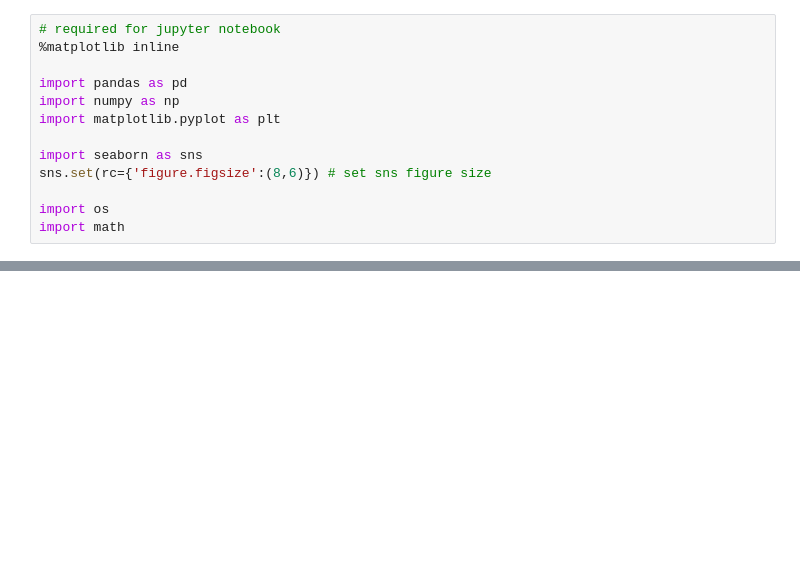
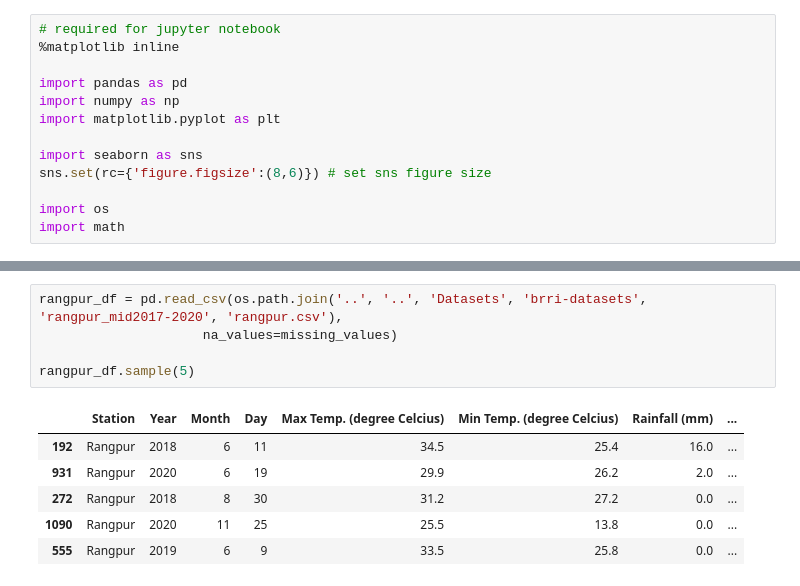
Before and after one commit to RifatIslamOmio/Weather-WaterLevel-Prediction-ML, a Jupyter notebook: Notebooks/brri-dataset/brri-dataset_pre-process_weekly-avg.ipynb, the cells around one changed output, grey strips where cells are left out. Drawn from its saved outputs; the diff is of its cells as text; blank space fills up the shorter version.

```diff
--- a/Notebooks/brri-dataset/brri-dataset_pre-process_weekly-avg.ipynb
+++ b/Notebooks/brri-dataset/brri-dataset_pre-process_weekly-avg.ipynb
@@ -60,0 +30,12 @@ gazipur_df.head()
+# %%
+rangpur_df = pd.read_csv(os.path.join('..', '..', 'Datasets', 'brri-datasets', 'rangpur_mid2017-2020', 'rangpur.csv'),
+                     na_values=missing_values)
+
+rangpur_df.sample(5)
+# %% [output]
+|  | Station | Year | Month | Day | Max Temp. (degree Celcius) | Min Temp. (degree Celcius) | Rainfall (mm) | ... |
+| 192 | Rangpur | 2018 | 6 | 11 | 34.5 | 25.4 | 16.0 | ... |
+| 931 | Rangpur | 2020 | 6 | 19 | 29.9 | 26.2 | 2.0 | ... |
+| 272 | Rangpur | 2018 | 8 | 30 | 31.2 | 27.2 | 0.0 | ... |
+| 1090 | Rangpur | 2020 | 11 | 25 | 25.5 | 13.8 | 0.0 | ... |
+| 555 | Rangpur | 2019 | 6 | 9 | 33.5 | 25.8 | 0.0 | ... |
```
Also changed, not shown: parts of 33 cells of this notebook, 4 other files.
